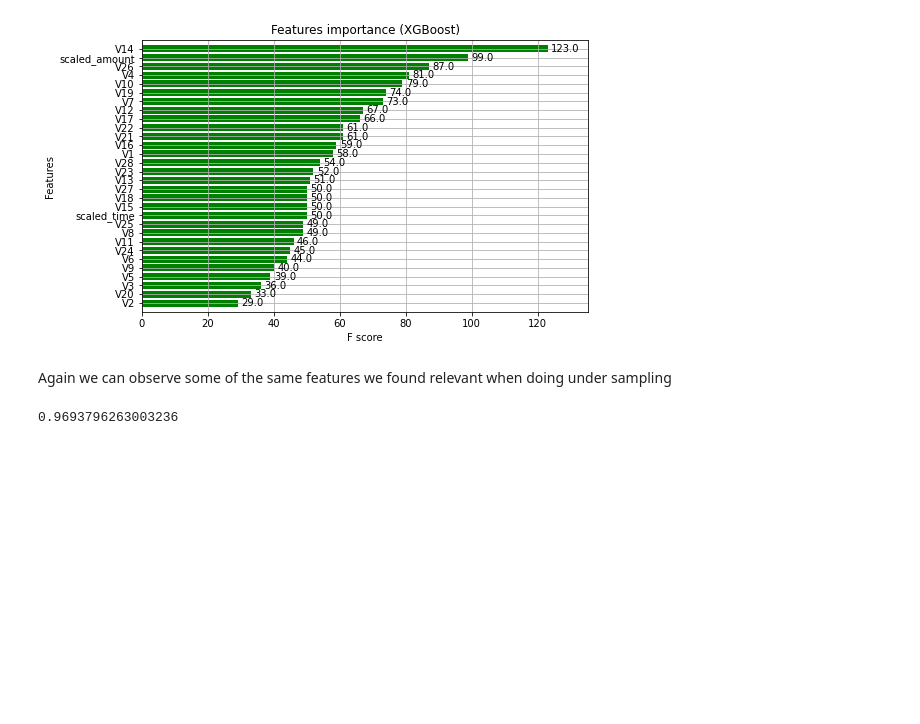
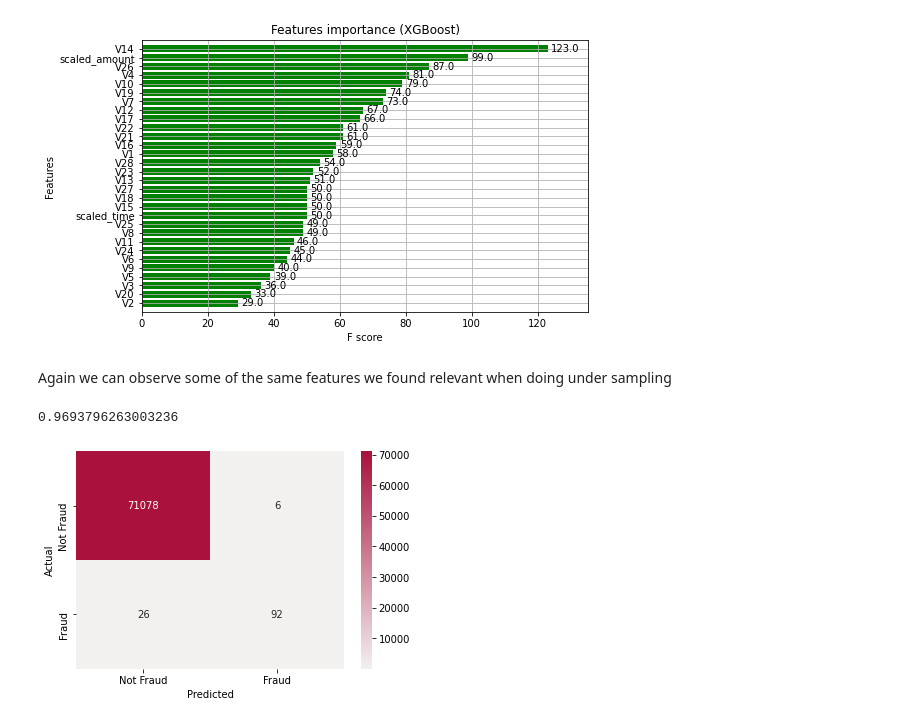
Before and after one commit to raulmarinau/DSIP, a Jupyter notebook: fraud.ipynb, the cells around one changed output. Drawn from its saved outputs; the diff is of its cells as text; code cells hidden in the pictures; blank space fills up the shorter version.

```diff
--- a/fraud.ipynb
+++ b/fraud.ipynb
@@ -525,3 +532,16 @@ preds = model.predict(dtest)
 roc_auc_score(test_y, preds)
 # %% [output]
 0.9693796263003236
+# %%
+cm = confusion_matrix(test_y.values, preds.round())
+sns.heatmap(cm, annot=True, fmt="g",
+            cmap=sns.light_palette("#a8123c", as_cmap=True),
+            xticklabels=["Not Fraud", "Fraud"],
+            yticklabels=["Not Fraud", "Fraud"],
+        )
+plt.xlabel("Predicted")
+plt.ylabel("Actual")
+
+plt.show()
+# %% [output]
+[figure, added]
```
Also changed, not shown: parts of 11 cells of this notebook.
